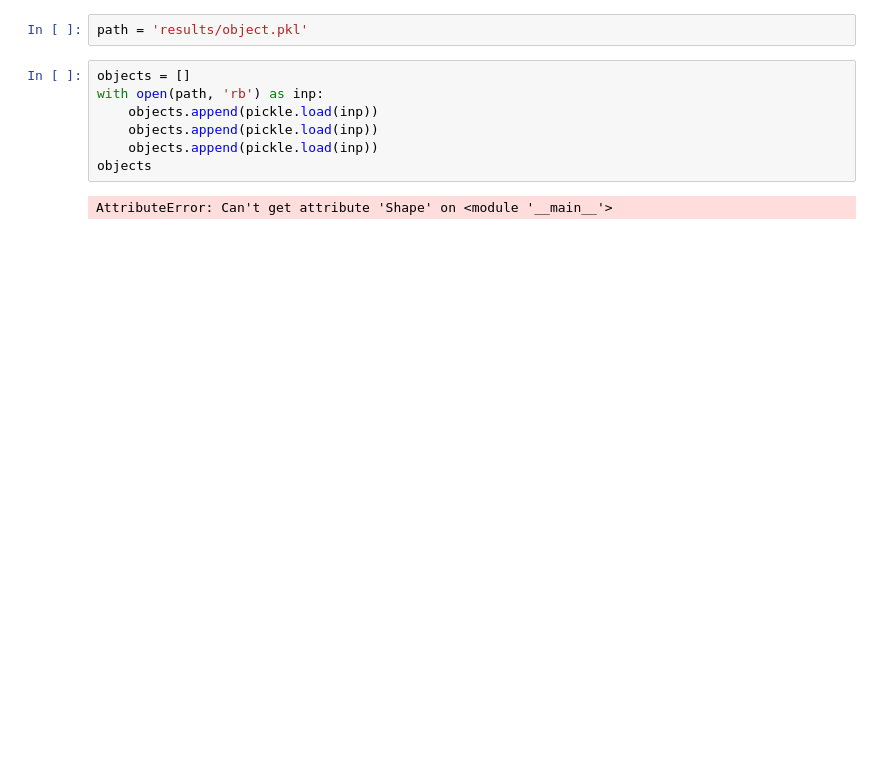
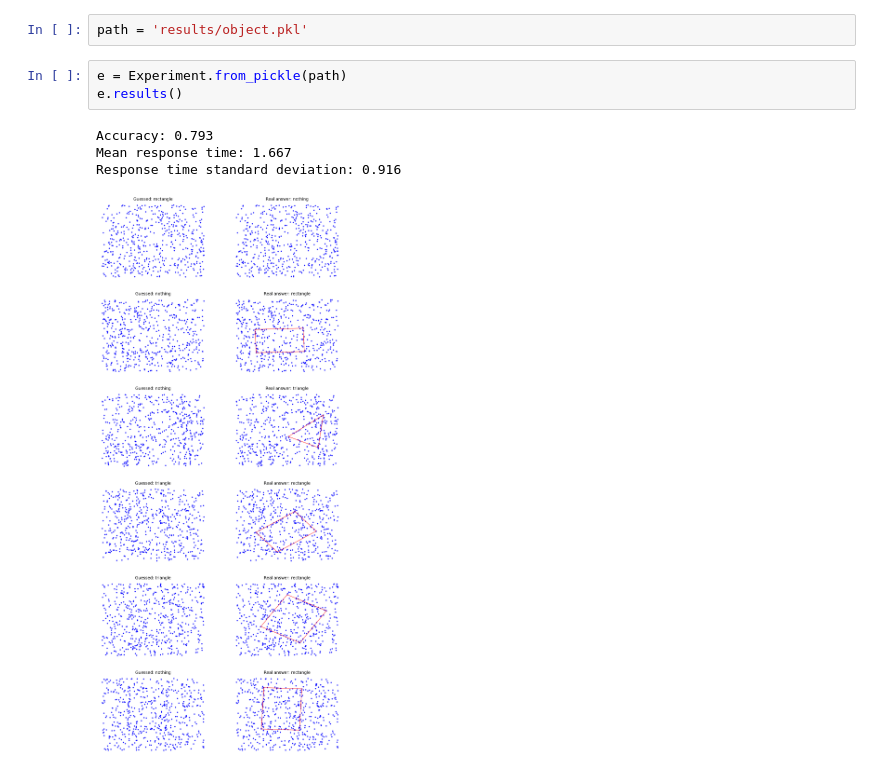
Before and after one commit to ChackMociute/Psychedelic-experiment, a Jupyter notebook: Results.ipynb, the cells around one changed output. Saved outputs shown, nothing was run; the diff lists cells and outputs as text; blank space fills up the shorter version.

Commit message:
Fixed saving and loading experiment results

```diff
--- a/Results.ipynb
+++ b/Results.ipynb
@@ -4,11 +7,10 @@ import pickle
 # %%
 path = 'results/object.pkl'
-# %%
-objects = []
-with open(path, 'rb') as inp:
-    objects.append(pickle.load(inp))
-    objects.append(pickle.load(inp))
-    objects.append(pickle.load(inp))
-objects
-# %% [output]
-AttributeError: Can't get attribute 'Shape' on <module '__main__'>
+# %%
+e = Experiment.from_pickle(path)
+e.results()
+# %% [output]
+Accuracy: 0.793
+Mean response time: 1.667
+Response time standard deviation: 0.916
+[figure, added]
```
Also changed, not shown: parts of 1 cell of this notebook, 3 other files.
